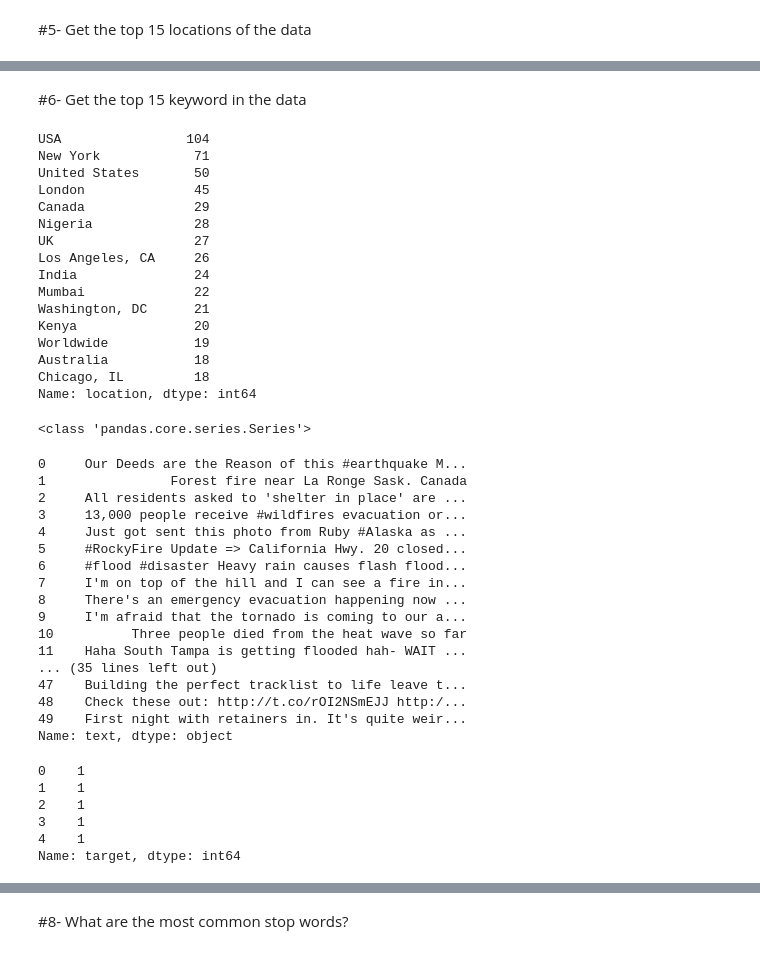
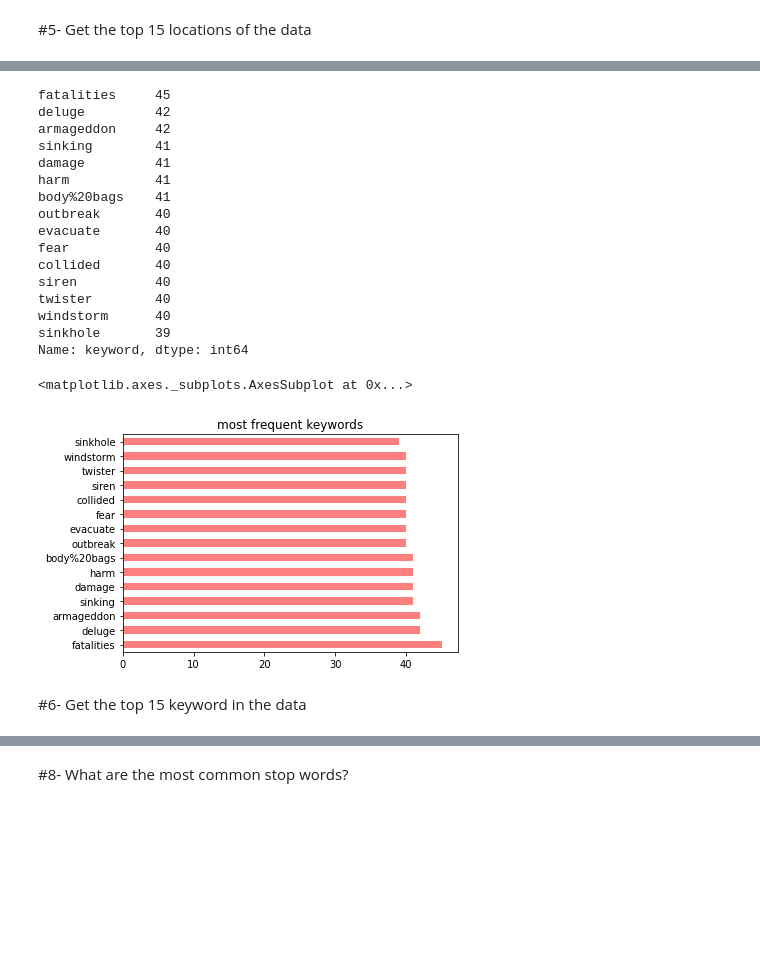
Before and after one commit to menaahmed22/Predicting-disaster-tweets-using-LSTM, a Jupyter notebook: Predicting disaster tweets using LSTM/LSTM_project.ipynb, the cells around one changed output, grey strips where cells are left out. Cells and saved outputs as stored; diff of their text form; code cells hidden in the pictures; blank space fills up the shorter version.

```diff
--- a/Predicting disaster tweets using LSTM/LSTM_project.ipynb
+++ b/Predicting disaster tweets using LSTM/LSTM_project.ipynb
@@ -148,22 +126,26 @@ pandas.core.series.Series
+# %%
+#checking most common keyword in data set and their frequncies
+keyword_freq=data["keyword"].value_counts().head(15)
+print(keyword_freq)
+keyword_freq.plot(kind='barh', color="red", alpha=0.5, title="most frequent keywords")
+# %% [output]
+fatalities     45
+deluge         42
+armageddon     42
+sinking        41
+damage         41
+harm           41
+body%20bags    41
+outbreak       40
+evacuate       40
+fear           40
+collided       40
+siren          40
+twister        40
+windstorm      40
+sinkhole       39
+Name: keyword, dtype: int64
+<matplotlib.axes._subplots.AxesSubplot at 0x...>
+[figure, added]
 # %% [markdown]
 #6- Get the top 15 keyword in the data
-# %%
-location_freq=data["location"].value_counts().head(15)
-print(location_freq)
-# %% [output]
-USA                104
-New York            71
-United States       50
-London              45
-Canada              29
-Nigeria             28
-UK                  27
-Los Angeles, CA     26
-India               24
-Mumbai              22
-Washington, DC      21
-Kenya               20
-Worldwide           19
-Australia           18
-Chicago, IL         18
-Name: location, dtype: int64
@@ -172,34 +151,0 @@ data['location'] = data['location'].fillna("none")
-# %%
-train_data=data["text"]
-print(type(train_data))
-train_data.head(50)
-# %% [output]
-<class 'pandas.core.series.Series'>
-0     Our Deeds are the Reason of this #earthquake M...
-1                Forest fire near La Ronge Sask. Canada
-2     All residents asked to 'shelter in place' are ...
-3     13,000 people receive #wildfires evacuation or...
-4     Just got sent this photo from Ruby #Alaska as ...
-5     #RockyFire Update => California Hwy. 20 closed...
-6     #flood #disaster Heavy rain causes flash flood...
-7     I'm on top of the hill and I can see a fire in...
-8     There's an emergency evacuation happening now ...
-9     I'm afraid that the tornado is coming to our a...
-10          Three people died from the heat wave so far
-11    Haha South Tampa is getting flooded hah- WAIT ...
-... (35 lines left out)
-47    Building the perfect tracklist to life leave t...
-48    Check these out: http://t.co/rOI2NSmEJJ http:/...
-49    First night with retainers in. It's quite weir...
-Name: text, dtype: object
-# %%
-#getting labels of data
-train_label=data["target"]
-train_label.head()
-# %% [output]
-0    1
-1    1
-2    1
-3    1
-4    1
-Name: target, dtype: int64
```
Also changed, not shown: parts of 30 cells of this notebook, 1 other file.
